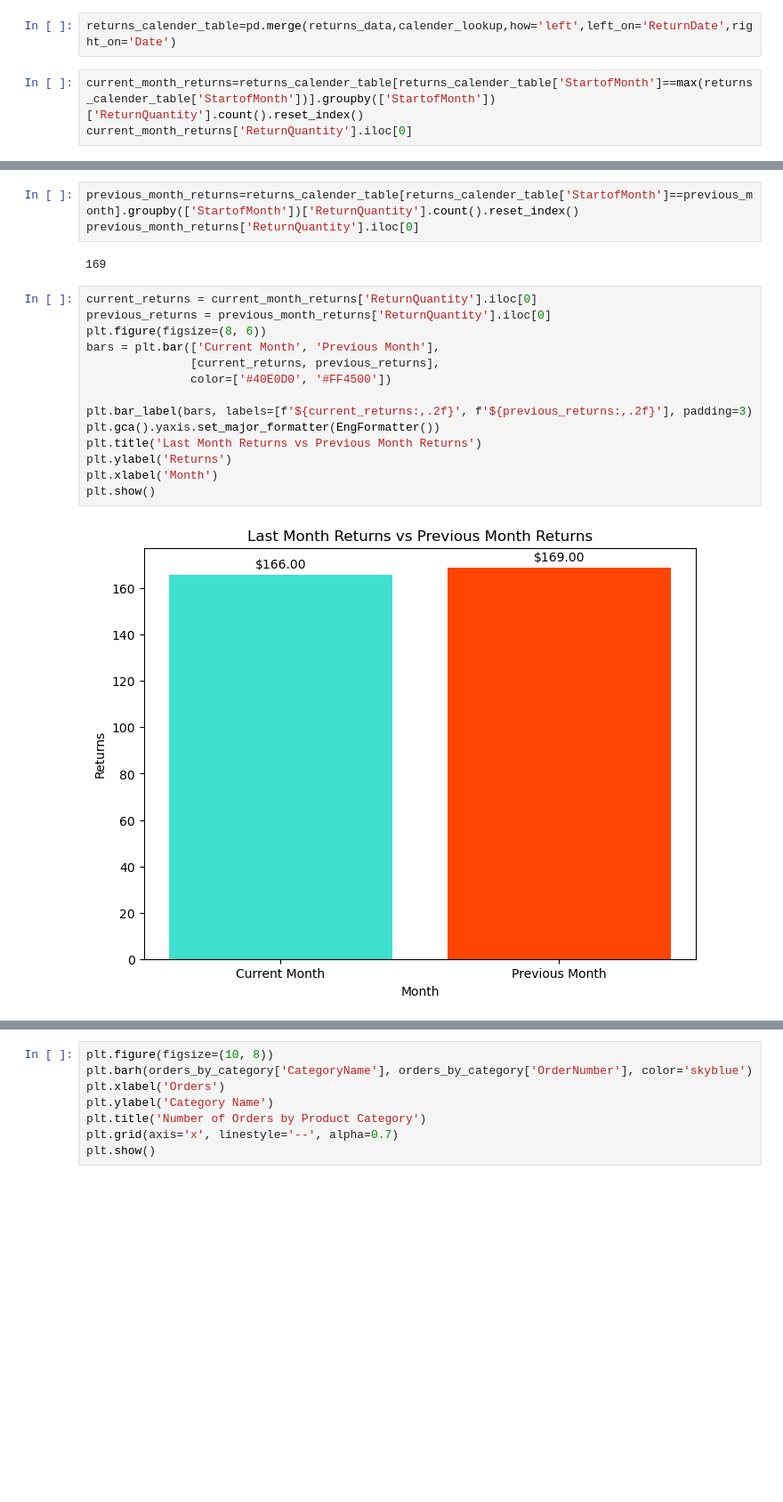
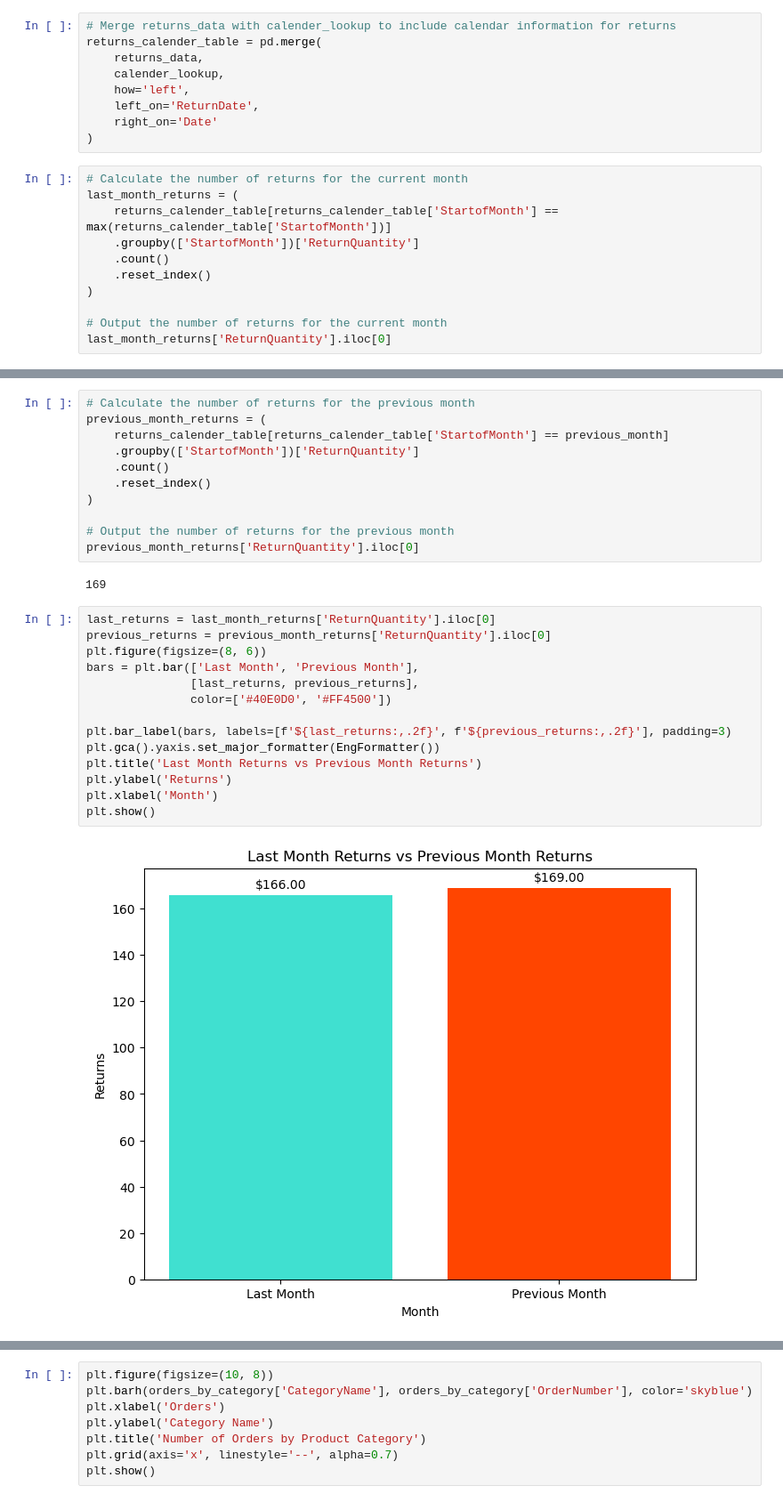
Before and after one commit to Anandhuvimalan/AdventureWorks-Analytics-with-Python-PostgreSQL-and-Power-BI, a Jupyter notebook: python/AdventureWorks.ipynb, the cells around one changed output, grey strips where cells are left out. Shown at 89% size. Saved outputs shown, nothing was run; the diff lists cells and outputs as text; blank space fills up the shorter version.

```diff
--- a/python/AdventureWorks.ipynb
+++ b/python/AdventureWorks.ipynb
@@ -333,31 +523,54 @@ plt.show()
 # %% [markdown]
 last month returns vs previous month returns
 # %%
-returns_calender_table=pd.merge(returns_data,calender_lookup,how='left',left_on='ReturnDate',right_on='Date')
+# Merge returns_data with calender_lookup to include calendar information for returns
+returns_calender_table = pd.merge(
+    returns_data,
+    calender_lookup,
+    how='left',
+    left_on='ReturnDate',
+    right_on='Date'
+)
 # %%
-current_month_returns=returns_calender_table[returns_calender_table['StartofMonth']==max(returns_calender_table['StartofMonth'])].groupby(['StartofMonth'])['ReturnQuantity'].count().reset_index()
-current_month_returns['ReturnQuantity'].iloc[0]
+# Calculate the number of returns for the current month
+last_month_returns = (
+    returns_calender_table[returns_calender_table['StartofMonth'] == max(returns_calender_table['StartofMonth'])]
+    .groupby(['StartofMonth'])['ReturnQuantity']
+    .count()
+    .reset_index()
+)
+
+# Output the number of returns for the current month
+last_month_returns['ReturnQuantity'].iloc[0]
 # %% [output]
 166
 # %%
-previous_month_returns=returns_calender_table[returns_calender_table['StartofMonth']==previous_month].groupby(['StartofMonth'])['ReturnQuantity'].count().reset_index()
+# Calculate the number of returns for the previous month
+previous_month_returns = (
+    returns_calender_table[returns_calender_table['StartofMonth'] == previous_month]
+    .groupby(['StartofMonth'])['ReturnQuantity']
+    .count()
+    .reset_index()
+)
+
+# Output the number of returns for the previous month
 previous_month_returns['ReturnQuantity'].iloc[0]
 # %% [output]
 169
 # %%
-current_returns = current_month_returns['ReturnQuantity'].iloc[0]
+last_returns = last_month_returns['ReturnQuantity'].iloc[0]
 previous_returns = previous_month_returns['ReturnQuantity'].iloc[0]
 plt.figure(figsize=(8, 6))
-bars = plt.bar(['Current Month', 'Previous Month'],
-               [current_returns, previous_returns],
+bars = plt.bar(['Last Month', 'Previous Month'],
+               [last_returns, previous_returns],
                color=['#40E0D0', '#FF4500'])
 
-plt.bar_label(bars, labels=[f'${current_returns:,.2f}', f'${previous_returns:,.2f}'], padding=3)
+plt.bar_label(bars, labels=[f'${last_returns:,.2f}', f'${previous_returns:,.2f}'], padding=3)
 plt.gca().yaxis.set_major_formatter(EngFormatter())
 plt.title('Last Month Returns vs Previous Month Returns')
 plt.ylabel('Returns')
 plt.xlabel('Month')
 plt.show()
 # %% [output]
-[figure, old version]
+[figure, new version]
 # %% [markdown]
```
Also changed, not shown: parts of 63 cells of this notebook.
